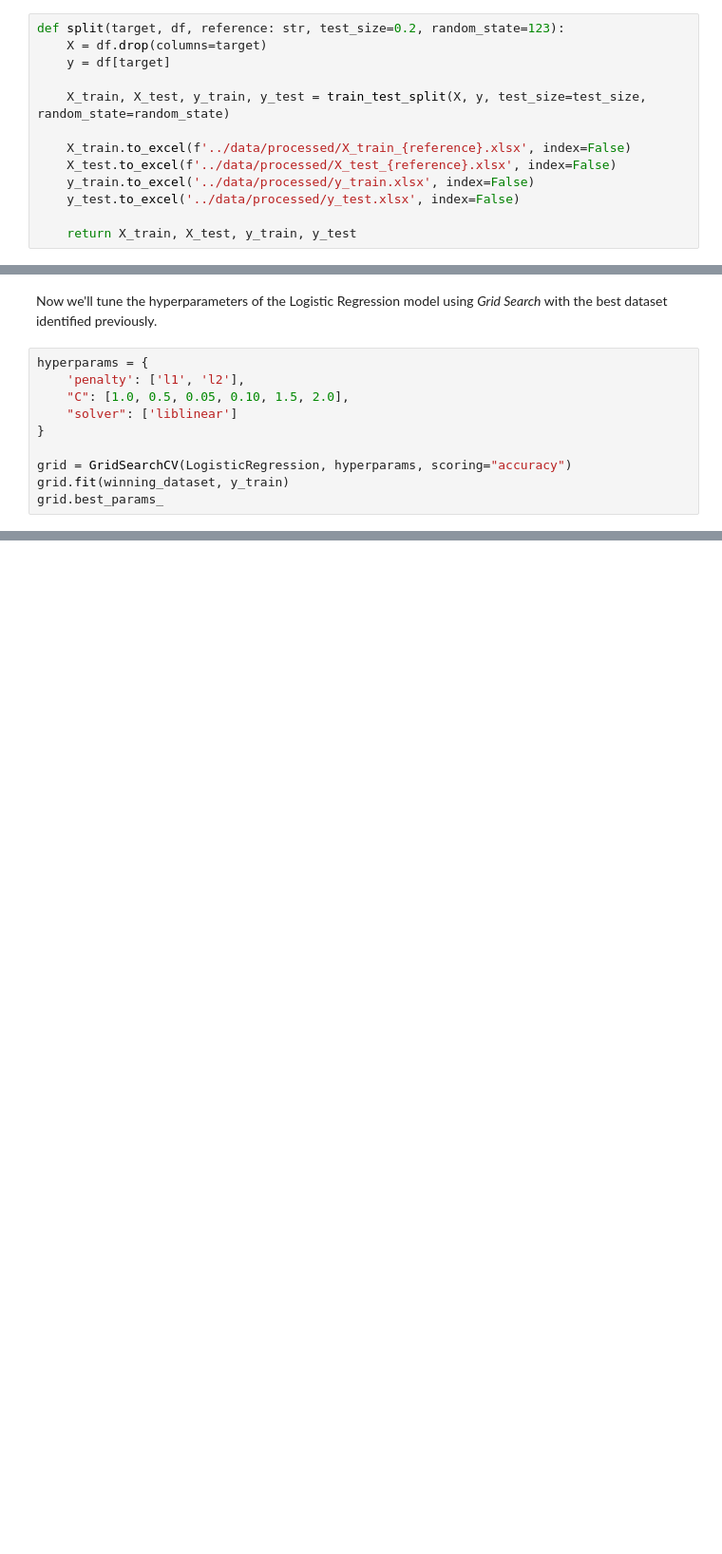
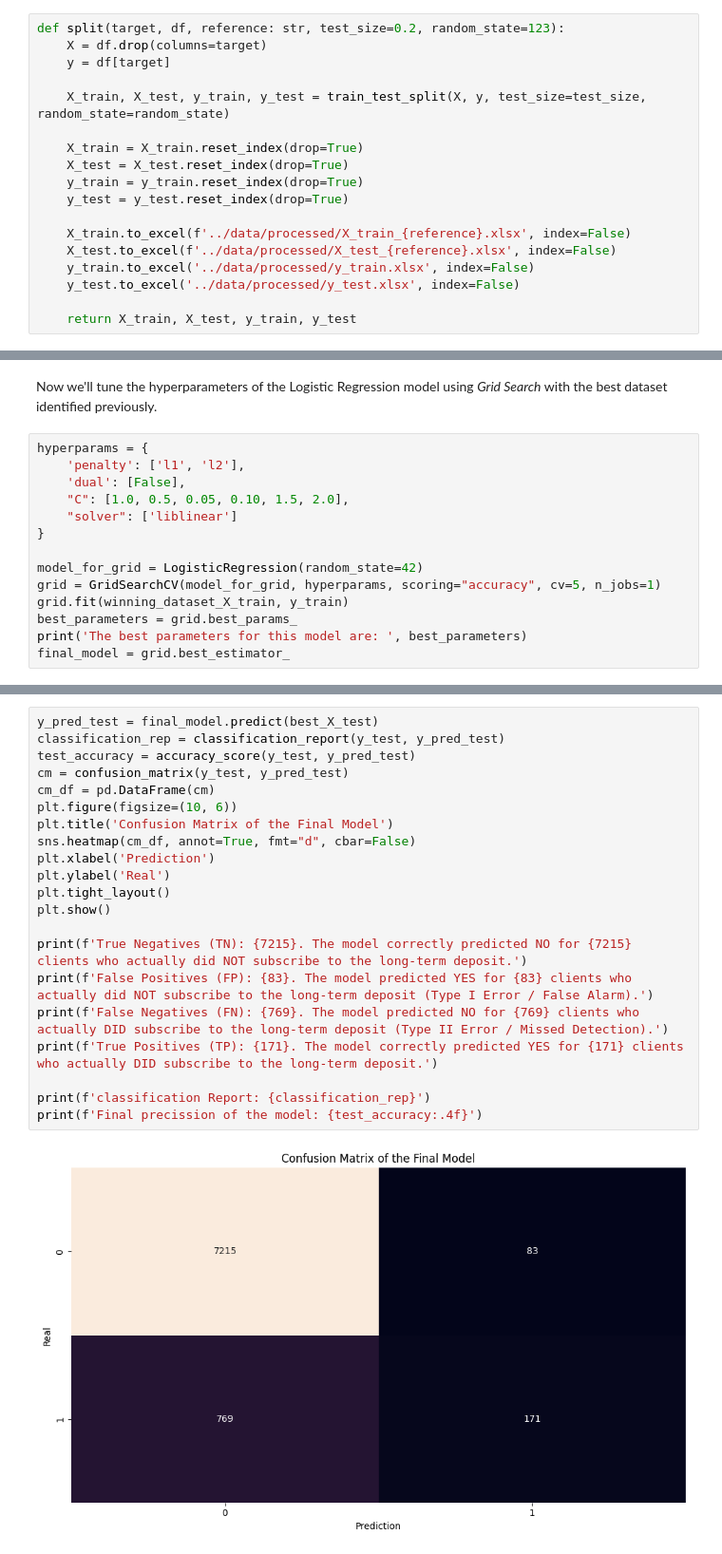
Before and after one commit to 4GeeksAcademy/logistic-regresion, a Jupyter notebook: src/explore.ipynb, the cells around one changed output, grey strips where cells are left out. Shown at 95% size. Saved outputs shown, nothing was run; the diff lists cells and outputs as text; blank space fills up the shorter version.

Commit message:
feat: :sparkles: saved variables in excel, model optimization and model evaluation

```diff
--- a/src/explore.ipynb
+++ b/src/explore.ipynb
@@ -576,6 +577,11 @@ def split(target, df, reference: str, test_size=0.2, random_state=123):
 
     X_train, X_test, y_train, y_test = train_test_split(X, y, test_size=test_size, random_state=random_state)
 
+    X_train = X_train.reset_index(drop=True)
+    X_test = X_test.reset_index(drop=True)
+    y_train = y_train.reset_index(drop=True)
+    y_test = y_test.reset_index(drop=True)
+
     X_train.to_excel(f'../data/processed/X_train_{reference}.xlsx', index=False)
     X_test.to_excel(f'../data/processed/X_test_{reference}.xlsx', index=False)
     y_train.to_excel('../data/processed/y_train.xlsx', index=False)
@@ -695,11 +747,15 @@ Now we'll tune the hyperparameters of the Logistic Regression model using *Grid
 # %%
 hyperparams = {
     'penalty': ['l1', 'l2'],
+    'dual': [False],
     "C": [1.0, 0.5, 0.05, 0.10, 1.5, 2.0],
     "solver": ['liblinear']
 }
 
-grid = GridSearchCV(LogisticRegression, hyperparams, scoring="accuracy")
-grid.fit(winning_dataset, y_train)
-grid.best_params_
+model_for_grid = LogisticRegression(random_state=42)
+grid = GridSearchCV(model_for_grid, hyperparams, scoring="accuracy", cv=5, n_jobs=1)
+grid.fit(winning_dataset_X_train, y_train)
+best_parameters = grid.best_params_
+print('The best parameters for this model are: ', best_parameters)
+final_model = grid.best_estimator_
 # %% [output]
@@ -706,0 +765,23 @@ ValueError: Found input variables with inconsistent numbers of samples: [26, 329
+# %%
+y_pred_test = final_model.predict(best_X_test)
+classification_rep = classification_report(y_test, y_pred_test)
+test_accuracy = accuracy_score(y_test, y_pred_test)
+cm = confusion_matrix(y_test, y_pred_test)
+cm_df = pd.DataFrame(cm)
+plt.figure(figsize=(10, 6))
+plt.title('Confusion Matrix of the Final Model')
+sns.heatmap(cm_df, annot=True, fmt="d", cbar=False)
+plt.xlabel('Prediction')
+plt.ylabel('Real')
+plt.tight_layout()
+plt.show()
+
+print(f'True Negatives (TN): {7215}. The model correctly predicted NO for {7215} clients who actually did NOT subscribe to the long-term deposit.')
+print(f'False Positives (FP): {83}. The model predicted YES for {83} clients who actually did NOT subscribe to the long-term deposit (Type I Error / False Alarm).')
+print(f'False Negatives (FN): {769}. The model predicted NO for {769} clients who actually DID subscribe to the long-term deposit (Type II Error / Missed Detection).')
+print(f'True Positives (TP): {171}. The model correctly predicted YES for {171} clients who actually DID subscribe to the long-term deposit.')
+
+print(f'classification Report: {classification_rep}')
+print(f'Final precission of the model: {test_accuracy:.4f}')
+# %% [output]
+[figure, added]
```
Also changed, not shown: parts of 10 cells of this notebook, 14 other files.
